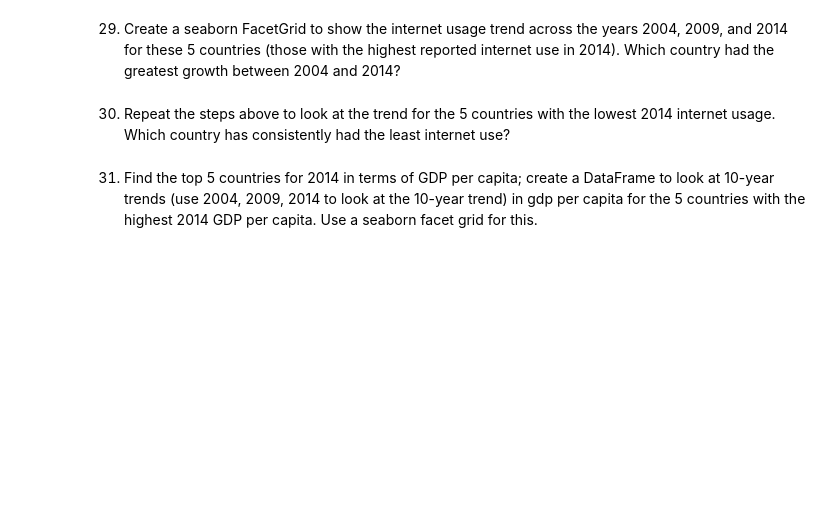
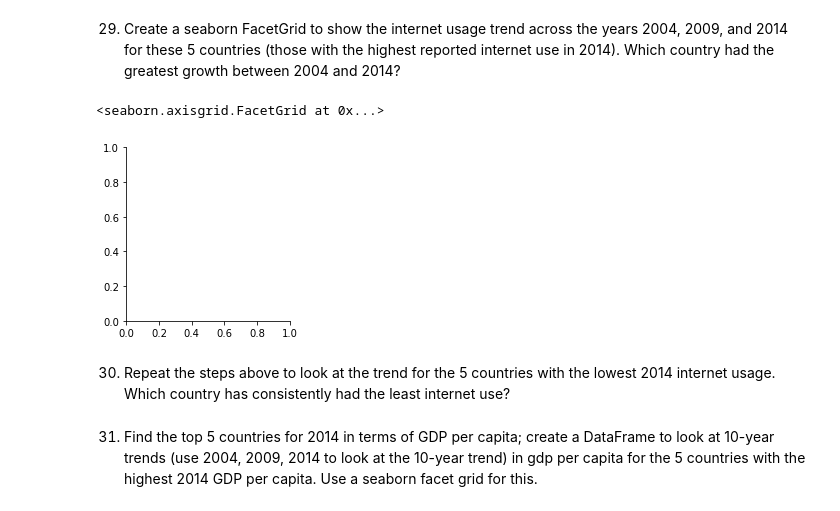
Before and after one commit to NSS-Data-Analytics-Cohort-7/gdp-and-internet-usage-PrestonSpencer, a Jupyter notebook: Notebooks/gdp_internet_project.ipynb, the cells around one changed output. Cells and saved outputs as stored; diff of their text form; code cells hidden in the pictures; blank space fills up the shorter version.

```diff
--- a/Notebooks/gdp_internet_project.ipynb
+++ b/Notebooks/gdp_internet_project.ipynb
@@ -382,0 +365,6 @@ print(top_5_internet)
+# %%
+# top_5_internet = gdp_and_internet_use.loc[(gdp_and_internet_use["Year"].isin([2004, 2009, 2014])) & (gdp_and_internet_use.nlargest(n=5, columns=["Internet_Users_Pct"]))]
+years_3 = gdp_and_internet_use.loc[(gdp_and_internet_use["Year"].isin([2004, 2009, 2014]))]
+internet_5 = df_2014.nlargest(n=5, columns=["Internet_Users_Pct"]).drop(columns=["Year", "GDP_Per_Capita", "Internet_Users_Pct"])
+top_5_internet = pd.merge(years_3, internet_5, on=["Country"])
+print(top_5_internet)
@@ -383,5 +388,10 @@ print(top_5_internet)
 # %% [markdown]
 29. Create a seaborn FacetGrid to show the internet usage trend across the years 2004, 2009, and 2014 for these 5 countries (those with the highest reported internet use in 2014). Which country had the greatest growth between 2004 and 2014?
+# %%
+sns.FacetGrid(top_5_internet)
+# %% [output]
+<seaborn.axisgrid.FacetGrid at 0x...>
+[figure, added]
 # %% [markdown]
 30. Repeat the steps above to look at the trend for the 5 countries with the lowest 2014 internet usage. Which country has consistently had the least internet use?
 # %% [markdown]
```
Also changed, not shown: parts of 2 cells of this notebook.
